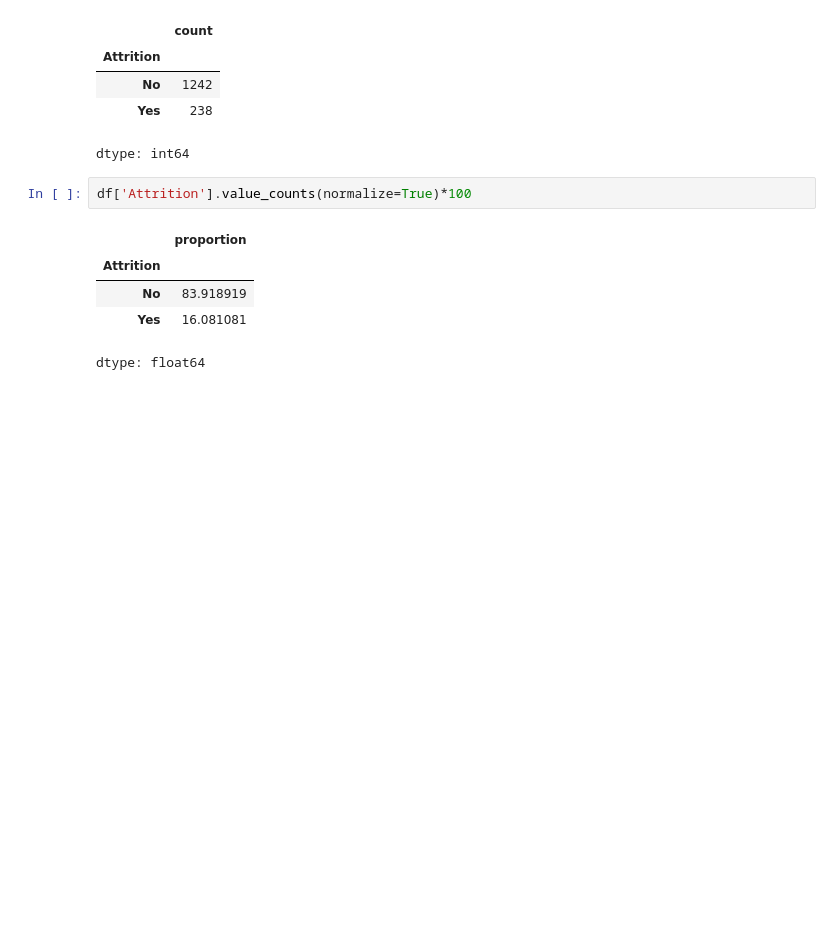
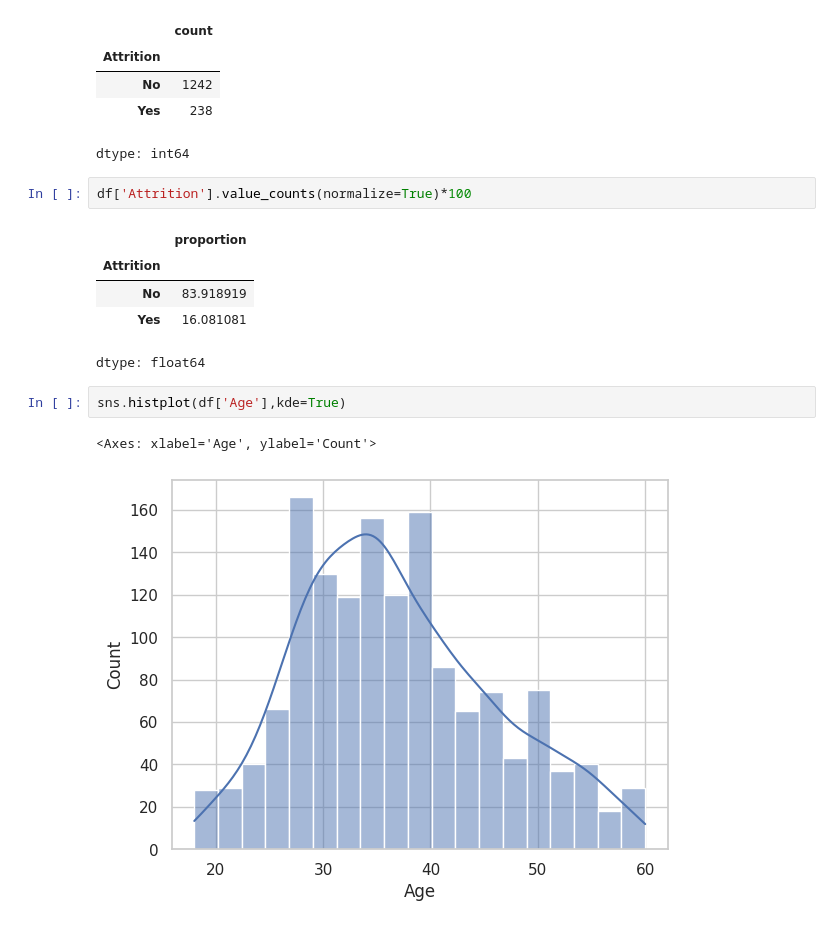
Before and after one commit to Rohit3435/HR-Analytics-PowerBI-Dashboard, a Jupyter notebook: HR_Analytics_End_to_End_Project.ipynb, the cells around one changed output. Drawn from its saved outputs; the diff is of its cells as text; blank space fills up the shorter version.

```diff
--- a/HR_Analytics_End_to_End_Project.ipynb
+++ b/HR_Analytics_End_to_End_Project.ipynb
@@ -257,3 +257,8 @@ df['Attrition'].value_counts(normalize=True)*100
 | No | 83.918919 |
 | Yes | 16.081081 |
 dtype: float64
+# %%
+sns.histplot(df['Age'],kde=True)
+# %% [output]
+<Axes: xlabel='Age', ylabel='Count'>
+[figure, added]
```
Also changed, not shown: parts of 3 cells of this notebook.
